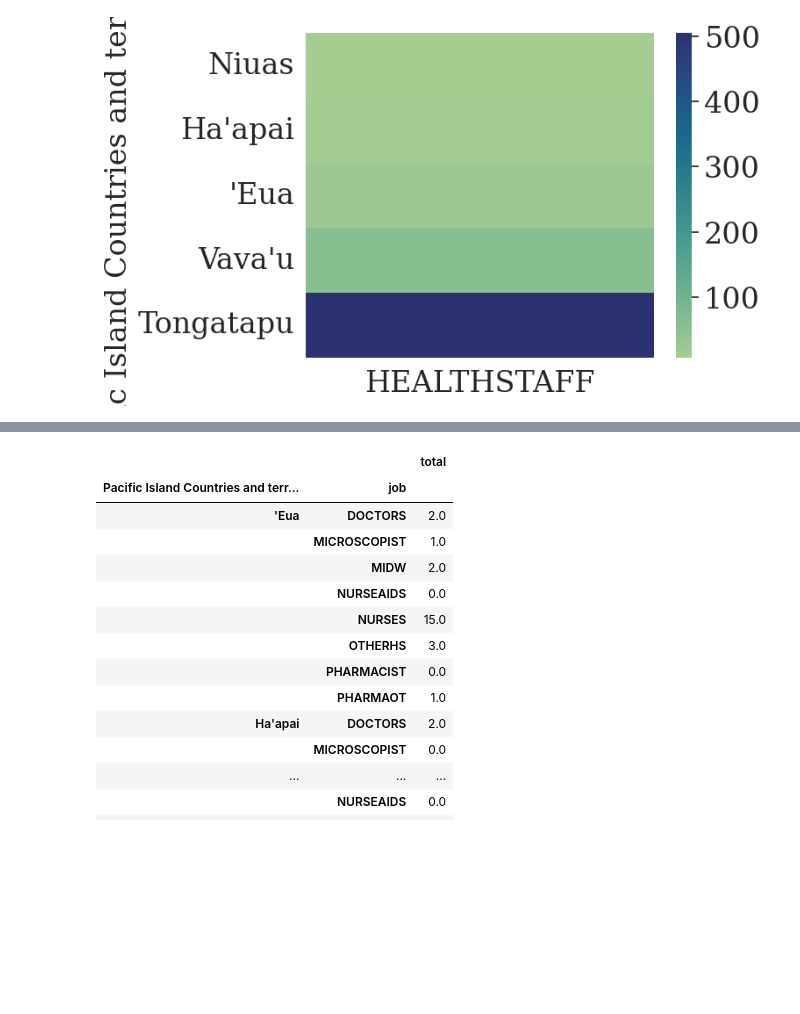
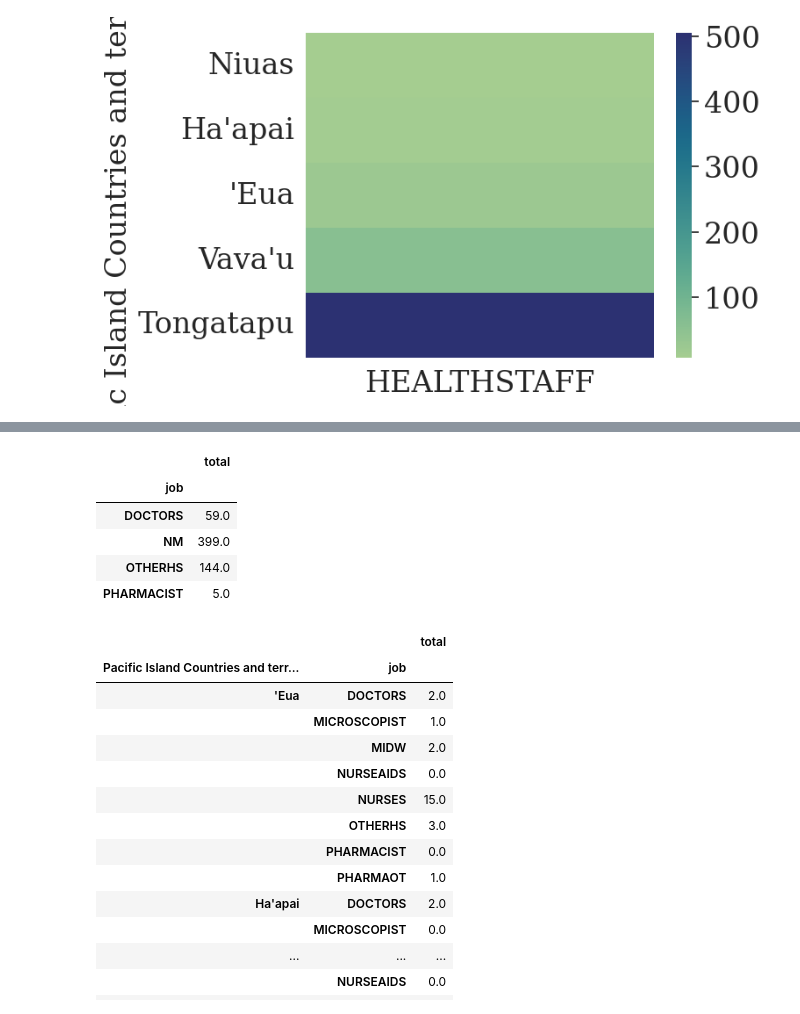
Before and after one commit to lacanlale/pacific-dataviz-2025, a Jupyter notebook: notebooks/Health Worker and Services Focused.ipynb, the cells around one changed output, grey strips where cells are left out. Drawn from its saved outputs; the diff is of its cells as text; code cells hidden in the pictures; blank space fills up the shorter version.

```diff
--- a/notebooks/Health Worker and Services Focused.ipynb
+++ b/notebooks/Health Worker and Services Focused.ipynb
@@ -348,3 +393,12 @@ sns.heatmap(per_terr_agg.sort_values(by="HEALTHSTAFF"),cmap="crest").get_figure(
+# %%
+job_overall
+# %% [output]
+|  | total |
+| job |  |
+| DOCTORS | 59.0 |
+| NM | 399.0 |
+| OTHERHS | 144.0 |
+| PHARMACIST | 5.0 |
 # %%
 pd.melt(
     micro_health_df[[
```
Also changed, not shown: parts of 4 cells of this notebook, 6 other files.
